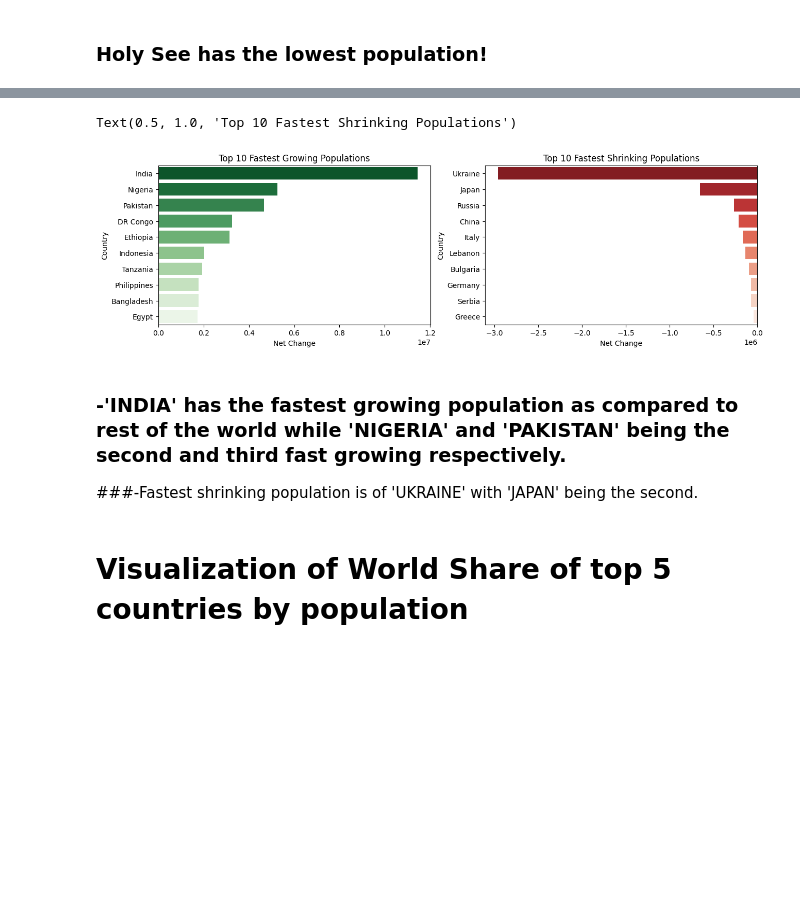
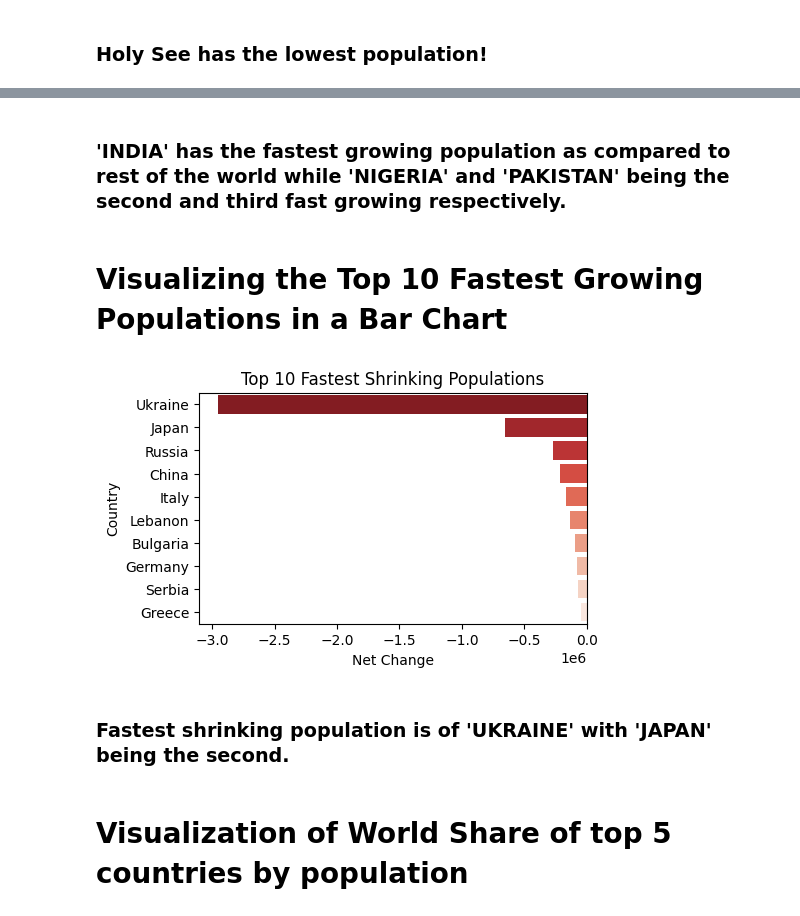
Before and after one commit to vikaspabla/WorldPopulation2023-ExploratoryDataAnalysis, a Jupyter notebook: WorldPopulation2023_ExploratoryDataAnalysis.ipynb, the cells around one changed output, grey strips where cells are left out. Saved outputs shown, nothing was run; the diff lists cells and outputs as text; code cells hidden in the pictures; blank space fills up the shorter version.

```diff
--- a/WorldPopulation2023_ExploratoryDataAnalysis.ipynb
+++ b/WorldPopulation2023_ExploratoryDataAnalysis.ipynb
@@ -30,8 +30,8 @@ df
 # %%
 #Using rename columns in pandas
 df = df.rename(columns={'Country (or dependency)': 'Country', 'Population': 'Population-2023', 'Yearly': 'Yearly Change',
-                        'Net': 'Net Change', 'Density': 'Density (P/Km²)', 'Land Area': 'Land Area (Km²)', 'Migrants': 'Migrants(net)',
-                        'Fert.': 'Fertility Rate', 'World': 'World Share'})
+                        'Net': 'Net Change', 'Density': 'Density (P/Km²)', 'Land Area': 'Land Area (Km²)',
+                        'Migrants': 'Migrants(net)', 'Fert.': 'Fertility Rate', 'World': 'World Share'})
 df
 # %% [output]
 |  | # | Country | Population-2023 | Yearly Change | Net Change | Density (P/Km²) | Land Area (Km²) | ... |
@@ -166,0 +167,8 @@ plt.rcParams['figure.figsize'] = (15,7)
+# %%
+#extracted the information and assigned it to a name by using sort values and head function
+top_10_fastest_growing_population = df[['Country', 'Net Change']].sort_values(by = 'Net Change', ascending = False).head(10)
+
+#using colour palette in seaborn to get a fading colour representation of countries
+sns.barplot(x = 'Net Change', y = 'Country', data = top_10_fastest_growing_population, orient = 'h', palette='Greens_r')
+plt.title('Top 10 Fastest Growing Populations')
+plt.rcParams['figure.figsize'] = (5,3)
@@ -167,19 +177,19 @@ plt.rcParams['figure.figsize'] = (15,7)
+# %% [markdown]
+### 'INDIA' has the fastest growing population as compared to rest of the world while 'NIGERIA' and 'PAKISTAN' being the second and third fast growing respectively.
+# %% [markdown]
+# Visualizing the Top 10 Fastest Growing Populations in a Bar Chart
 # %%
-fig, ax = plt.subplots(1, 2, figsize = (15,4))
 #extracted the information and assigned it to a name by using sort values and head function
-top_10_fastest_growing_population = df[['Country', 'Net Change']].sort_values(by = 'Net Change', ascending = False).head(10)
-sns.barplot(x = 'Net Change', y = 'Country', ax = ax[0], data = top_10_fastest_growing_population, orient = 'h', palette='Greens_r').set_title('Top 10 Fastest Growing Populations')
+top_10_fastest_shriniking_population = df[['Country', 'Net Change']].sort_values(by = 'Net Change', ascending = True).head(10)
 
 #using colour palette in seaborn to get a fading colour representation of countries
-top_10_fastest_shriniking_population = df[['Country', 'Net Change']].sort_values(by = 'Net Change', ascending = True).head(10)
-sns.barplot(x = 'Net Change', y = 'Country', ax = ax[1], data = top_10_fastest_shriniking_population, orient = 'h', palette='Reds_r').set_title('Top 10 Fastest Shrinking Populations')
+sns.barplot(x = 'Net Change', y = 'Country', data = top_10_fastest_shriniking_population, orient = 'h', palette='Reds_r')
+plt.title('Top 10 Fastest Shrinking Populations')
+plt.rcParams['figure.figsize'] = (10,7)
 # %% [output]
-Text(0.5, 1.0, 'Top 10 Fastest Shrinking Populations')
-[figure, old version]
+[figure, new version]
 # %% [markdown]
-### -'INDIA' has the fastest growing population as compared to rest of the world while 'NIGERIA' and 'PAKISTAN' being the second and third fast growing respectively.
-
-###-Fastest shrinking population is of 'UKRAINE' with 'JAPAN' being the second.
+### Fastest shrinking population is of 'UKRAINE' with 'JAPAN' being the second.
 # %% [markdown]
 # Visualization of World Share of top 5 countries by population
 # %%
```
Also changed, not shown: parts of 2 cells of this notebook.
